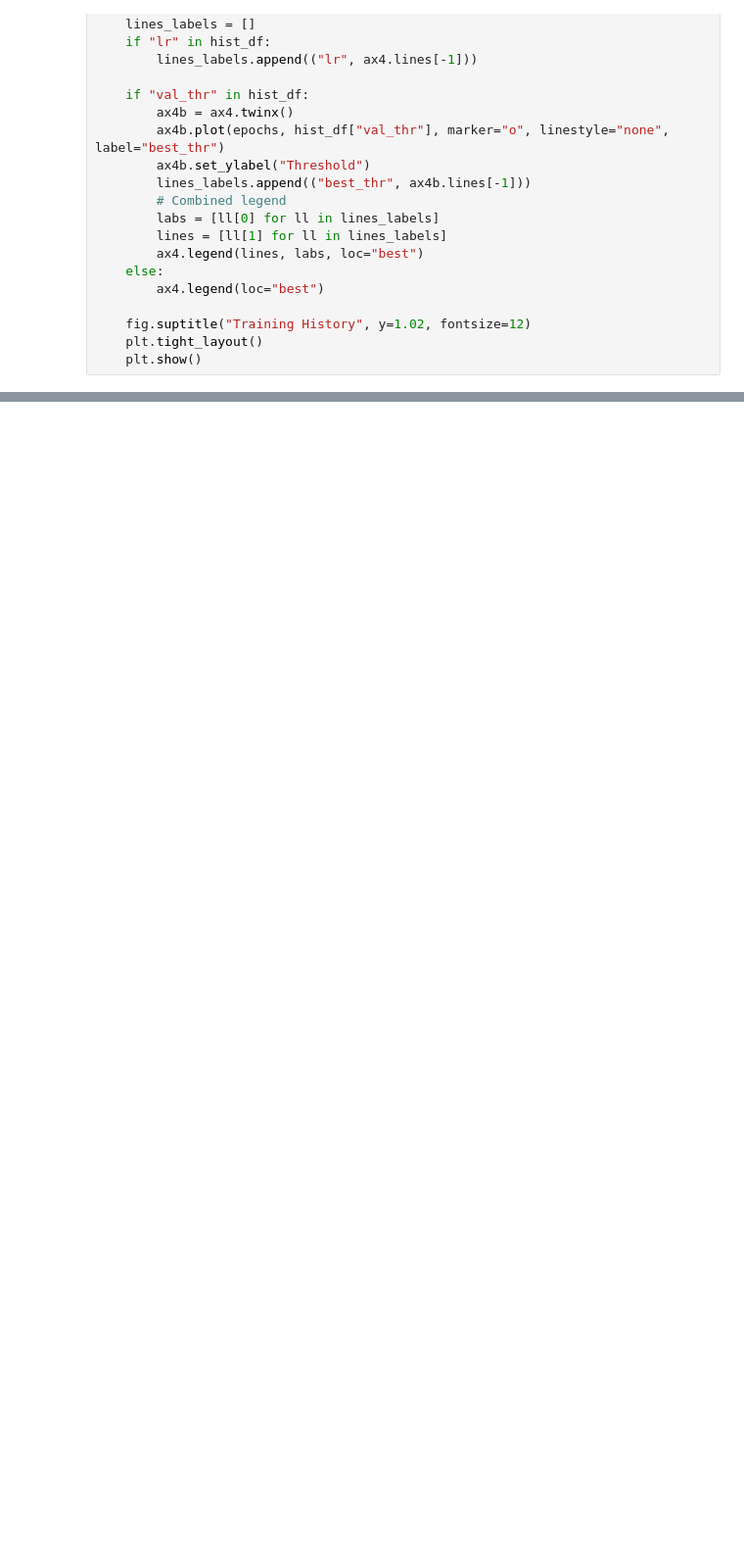
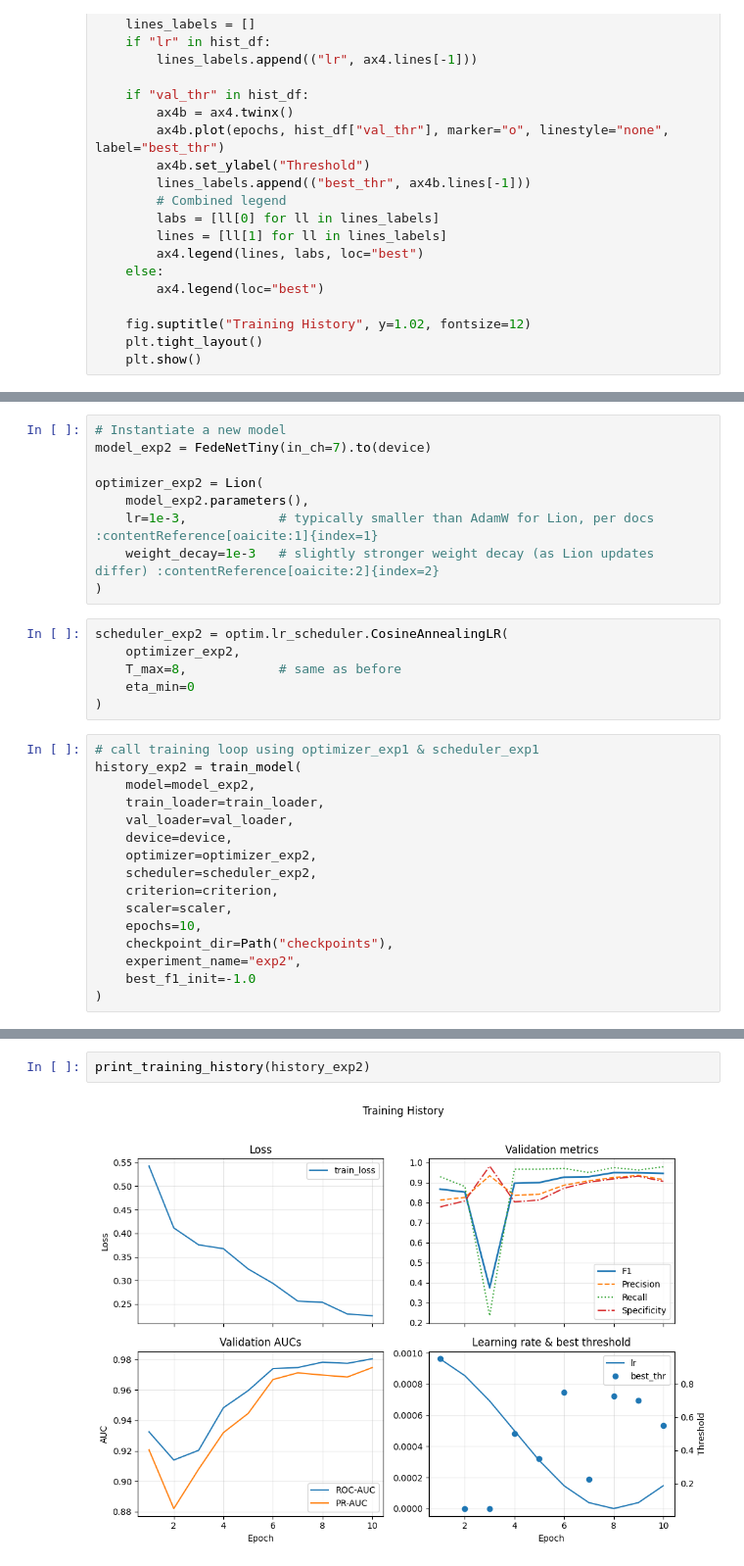
Before and after one commit to FederCO23/MonReader, a Jupyter notebook: FedeNet_lib_exploration.ipynb, the cells around one changed output, grey strips where cells are left out. Shown at 98% size. Cells and saved outputs as stored; diff of their text form; blank space fills up the shorter version.

```diff
--- a/FedeNet_lib_exploration.ipynb
+++ b/FedeNet_lib_exploration.ipynb
@@ -953,0 +675,31 @@ Wrote clean checkpoint to: checkpoints\fedenet_tiny_best_clean.pth
+# %%
+# Instantiate a new model
+model_exp2 = FedeNetTiny(in_ch=7).to(device)
+
+optimizer_exp2 = Lion(
+    model_exp2.parameters(),
+    lr=1e-3,            # typically smaller than AdamW for Lion, per docs :contentReference[oaicite:1]{index=1}
+    weight_decay=1e-3   # slightly stronger weight decay (as Lion updates differ) :contentReference[oaicite:2]{index=2}
+)
+# %%
+scheduler_exp2 = optim.lr_scheduler.CosineAnnealingLR(
+    optimizer_exp2,
+    T_max=8,            # same as before
+    eta_min=0
+)
+# %%
+# call training loop using optimizer_exp1 & scheduler_exp1
+history_exp2 = train_model(
+    model=model_exp2,
+    train_loader=train_loader,
+    val_loader=val_loader,
+    device=device,
+    optimizer=optimizer_exp2,
+    scheduler=scheduler_exp2,
+    criterion=criterion,
+    scaler=scaler,
+    epochs=10,
+    checkpoint_dir=Path("checkpoints"),
+    experiment_name="exp2",
+    best_f1_init=-1.0
+)
@@ -953,0 +724,4 @@ Wrote clean checkpoint to: checkpoints\fedenet_tiny_best_clean.pth
+# %%
+print_training_history(history_exp2)
+# %% [output]
+[figure, added]
```
Also changed, not shown: parts of 93 cells of this notebook.
